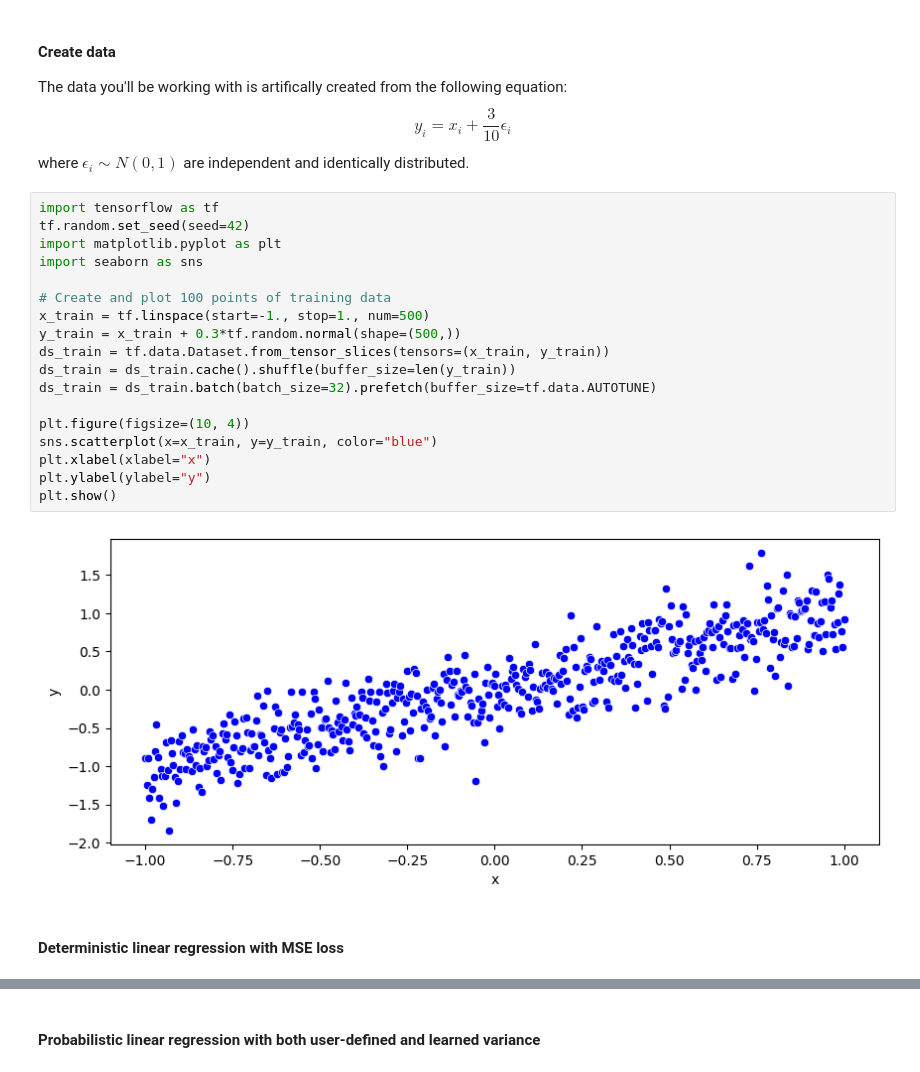
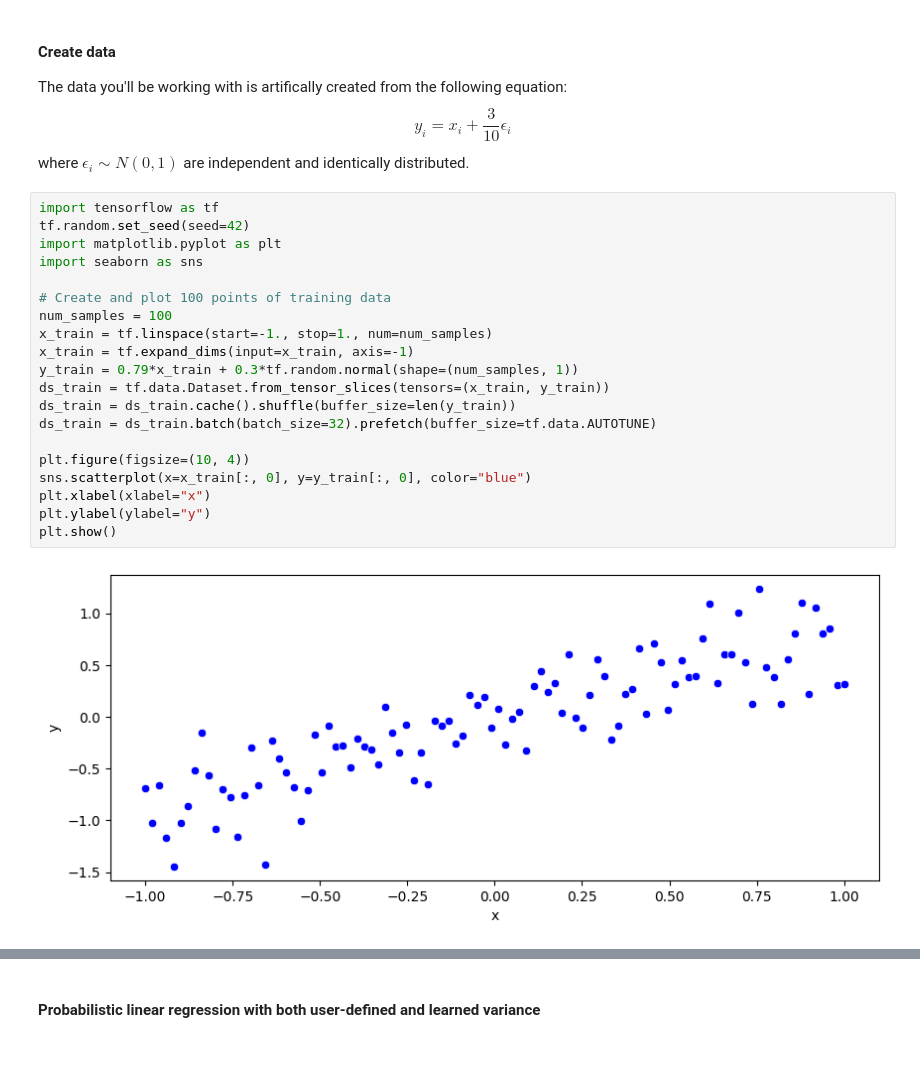
Before and after one commit to MengOonLee/Deep_learning, a Jupyter notebook: TensorFlow/Probabilistic/Bayesian/Bayesian.ipynb, the cells around one changed output, grey strips where cells are left out. Saved outputs shown, nothing was run; the diff lists cells and outputs as text.

```diff
--- a/TensorFlow/Probabilistic/Bayesian/Bayesian.ipynb
+++ b/TensorFlow/Probabilistic/Bayesian/Bayesian.ipynb
@@ -433,22 +433,22 @@ where $\epsilon_i \sim N(0, 1)$ are independent and identically distributed.
 # %%
 import tensorflow as tf
 tf.random.set_seed(seed=42)
 import matplotlib.pyplot as plt
 import seaborn as sns
 
 # Create and plot 100 points of training data
-x_train = tf.linspace(start=-1., stop=1., num=500)
-y_train = x_train + 0.3*tf.random.normal(shape=(500,))
+num_samples = 100
+x_train = tf.linspace(start=-1., stop=1., num=num_samples)
+x_train = tf.expand_dims(input=x_train, axis=-1)
+y_train = 0.79*x_train + 0.3*tf.random.normal(shape=(num_samples, 1))
 ds_train = tf.data.Dataset.from_tensor_slices(tensors=(x_train, y_train))
 ds_train = ds_train.cache().shuffle(buffer_size=len(y_train))
 ds_train = ds_train.batch(batch_size=32).prefetch(buffer_size=tf.data.AUTOTUNE)
 
 plt.figure(figsize=(10, 4))
-sns.scatterplot(x=x_train, y=y_train, color="blue")
+sns.scatterplot(x=x_train[:, 0], y=y_train[:, 0], color="blue")
 plt.xlabel(xlabel="x")
 plt.ylabel(ylabel="y")
 plt.show()
 # %% [output]
-[figure, old version]
+[figure, new version]
-# %% [markdown]
-#### Deterministic linear regression with MSE loss
```
Also changed, not shown: parts of 5 cells of this notebook.
